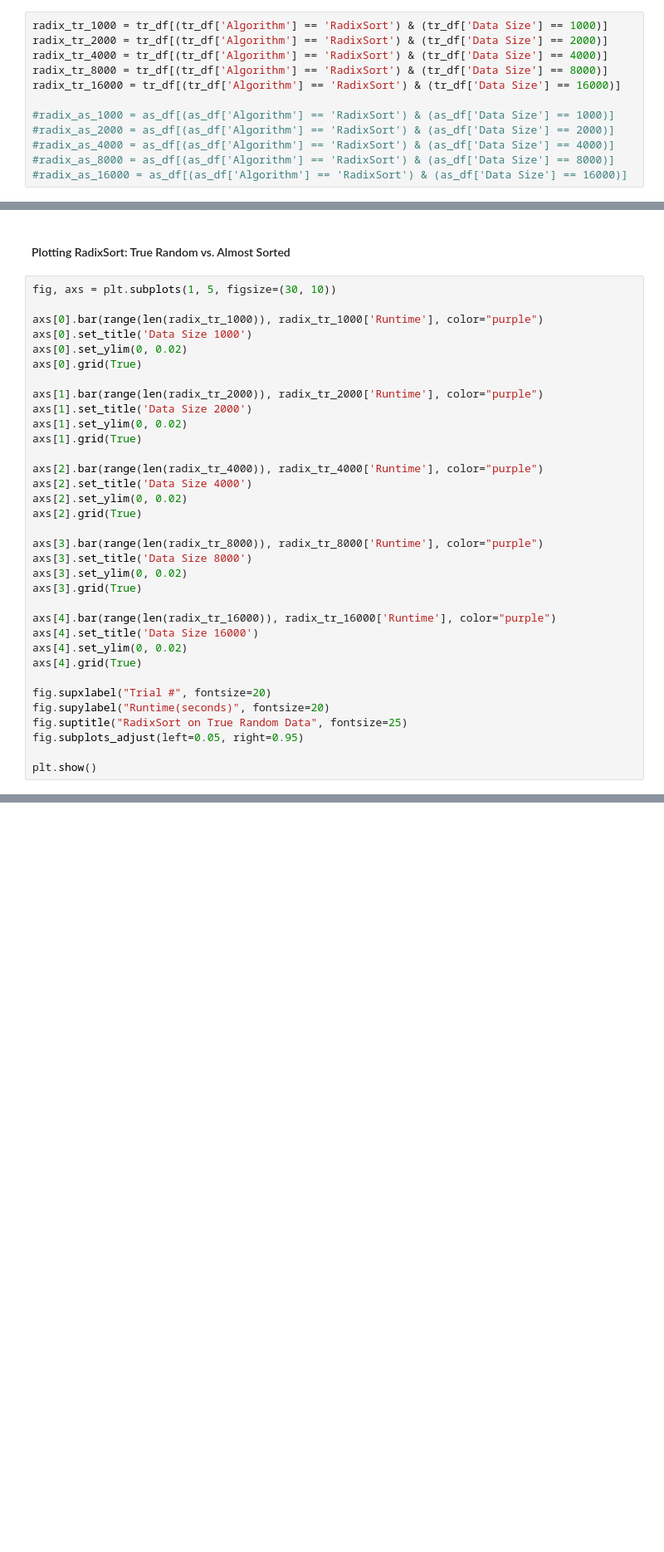
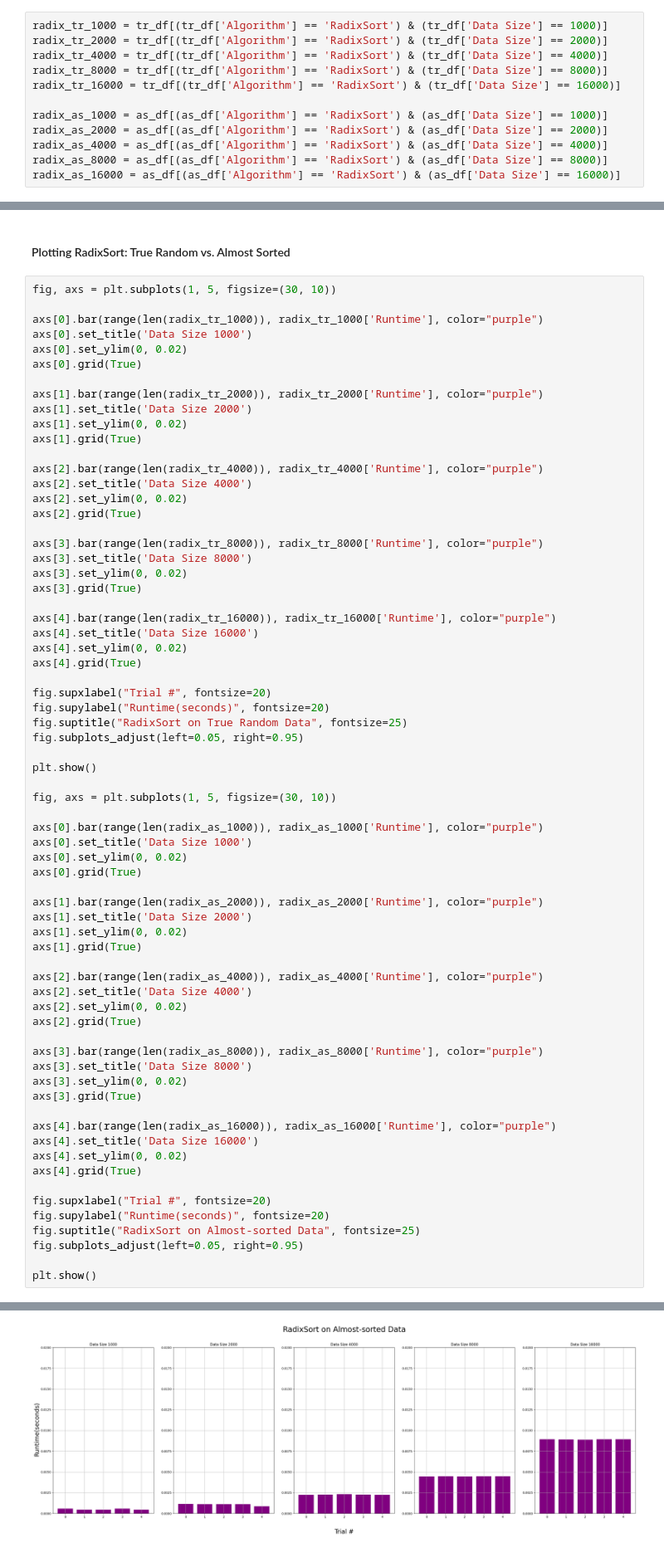
Before and after one commit to pjamespz/SCHOOL-intro-sorts, a Jupyter notebook: figures.ipynb, the cells around one changed output, grey strips where cells are left out. Shown at 83% size. Cells and saved outputs as stored; diff of their text form; blank space fills up the shorter version.

```diff
--- a/figures.ipynb
+++ b/figures.ipynb
@@ -908,11 +949,11 @@ radix_tr_4000 = tr_df[(tr_df['Algorithm'] == 'RadixSort') & (tr_df['Data Size']
 radix_tr_8000 = tr_df[(tr_df['Algorithm'] == 'RadixSort') & (tr_df['Data Size'] == 8000)]
 radix_tr_16000 = tr_df[(tr_df['Algorithm'] == 'RadixSort') & (tr_df['Data Size'] == 16000)]
 
-#radix_as_1000 = as_df[(as_df['Algorithm'] == 'RadixSort') & (as_df['Data Size'] == 1000)]
-#radix_as_2000 = as_df[(as_df['Algorithm'] == 'RadixSort') & (as_df['Data Size'] == 2000)]
-#radix_as_4000 = as_df[(as_df['Algorithm'] == 'RadixSort') & (as_df['Data Size'] == 4000)]
-#radix_as_8000 = as_df[(as_df['Algorithm'] == 'RadixSort') & (as_df['Data Size'] == 8000)]
-#radix_as_16000 = as_df[(as_df['Algorithm'] == 'RadixSort') & (as_df['Data Size'] == 16000)]
+radix_as_1000 = as_df[(as_df['Algorithm'] == 'RadixSort') & (as_df['Data Size'] == 1000)]
+radix_as_2000 = as_df[(as_df['Algorithm'] == 'RadixSort') & (as_df['Data Size'] == 2000)]
+radix_as_4000 = as_df[(as_df['Algorithm'] == 'RadixSort') & (as_df['Data Size'] == 4000)]
+radix_as_8000 = as_df[(as_df['Algorithm'] == 'RadixSort') & (as_df['Data Size'] == 8000)]
+radix_as_16000 = as_df[(as_df['Algorithm'] == 'RadixSort') & (as_df['Data Size'] == 16000)]
 # %% [markdown]
 #### RadixSort: Descriptive Statistics
 # %%
@@ -955,30 +996,65 @@ axs[0].set_ylim(0, 0.02)
 axs[0].grid(True)
 
 axs[1].bar(range(len(radix_tr_2000)), radix_tr_2000['Runtime'], color="purple")
 axs[1].set_title('Data Size 2000')
 axs[1].set_ylim(0, 0.02)
 axs[1].grid(True)
 
 axs[2].bar(range(len(radix_tr_4000)), radix_tr_4000['Runtime'], color="purple")
 axs[2].set_title('Data Size 4000')
 axs[2].set_ylim(0, 0.02)
 axs[2].grid(True)
 
 axs[3].bar(range(len(radix_tr_8000)), radix_tr_8000['Runtime'], color="purple")
 axs[3].set_title('Data Size 8000')
 axs[3].set_ylim(0, 0.02)
 axs[3].grid(True)
 
 axs[4].bar(range(len(radix_tr_16000)), radix_tr_16000['Runtime'], color="purple")
 axs[4].set_title('Data Size 16000')
 axs[4].set_ylim(0, 0.02)
 axs[4].grid(True)
 
 fig.supxlabel("Trial #", fontsize=20)
 fig.supylabel("Runtime(seconds)", fontsize=20)
 fig.suptitle("RadixSort on True Random Data", fontsize=25)
 fig.subplots_adjust(left=0.05, right=0.95)
 
 plt.show()
+
+fig, axs = plt.subplots(1, 5, figsize=(30, 10))
+
+axs[0].bar(range(len(radix_as_1000)), radix_as_1000['Runtime'], color="purple")
+axs[0].set_title('Data Size 1000')
+axs[0].set_ylim(0, 0.02)
+axs[0].grid(True)
+
+axs[1].bar(range(len(radix_as_2000)), radix_as_2000['Runtime'], color="purple")
+axs[1].set_title('Data Size 2000')
+axs[1].set_ylim(0, 0.02)
+axs[1].grid(True)
+
+axs[2].bar(range(len(radix_as_4000)), radix_as_4000['Runtime'], color="purple")
+axs[2].set_title('Data Size 4000')
+axs[2].set_ylim(0, 0.02)
+axs[2].grid(True)
+
+axs[3].bar(range(len(radix_as_8000)), radix_as_8000['Runtime'], color="purple")
+axs[3].set_title('Data Size 8000')
+axs[3].set_ylim(0, 0.02)
+axs[3].grid(True)
+
+axs[4].bar(range(len(radix_as_16000)), radix_as_16000['Runtime'], color="purple")
+axs[4].set_title('Data Size 16000')
+axs[4].set_ylim(0, 0.02)
+axs[4].grid(True)
+
+fig.supxlabel("Trial #", fontsize=20)
+fig.supylabel("Runtime(seconds)", fontsize=20)
+fig.suptitle("RadixSort on Almost-sorted Data", fontsize=25)
+fig.subplots_adjust(left=0.05, right=0.95)
+
+plt.show()
 # %% [output]
 [figure]
+[figure, added]
```
Also changed, not shown: parts of 15 cells of this notebook, 1 other file.
